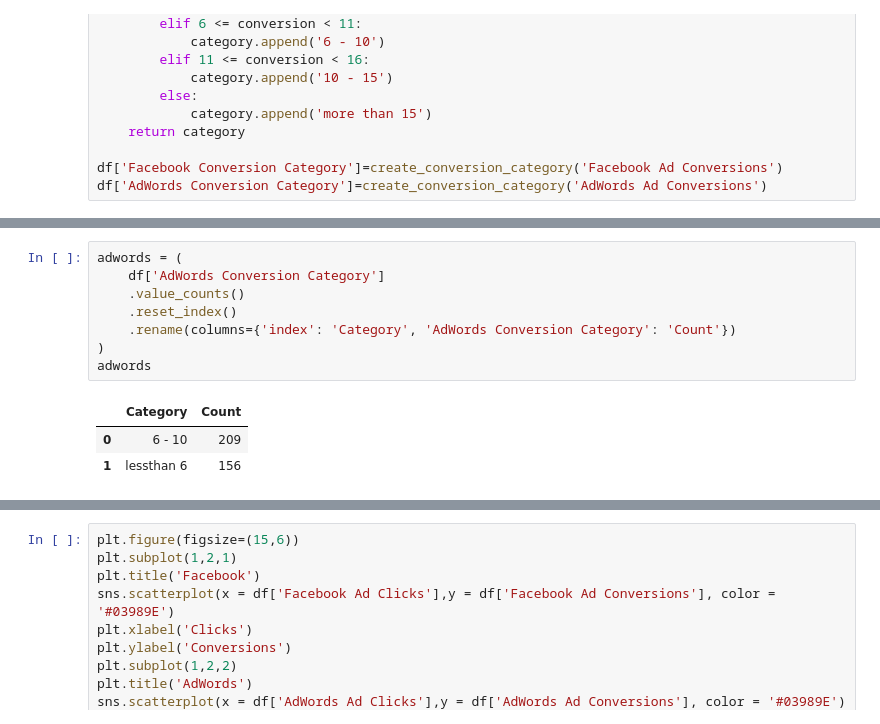
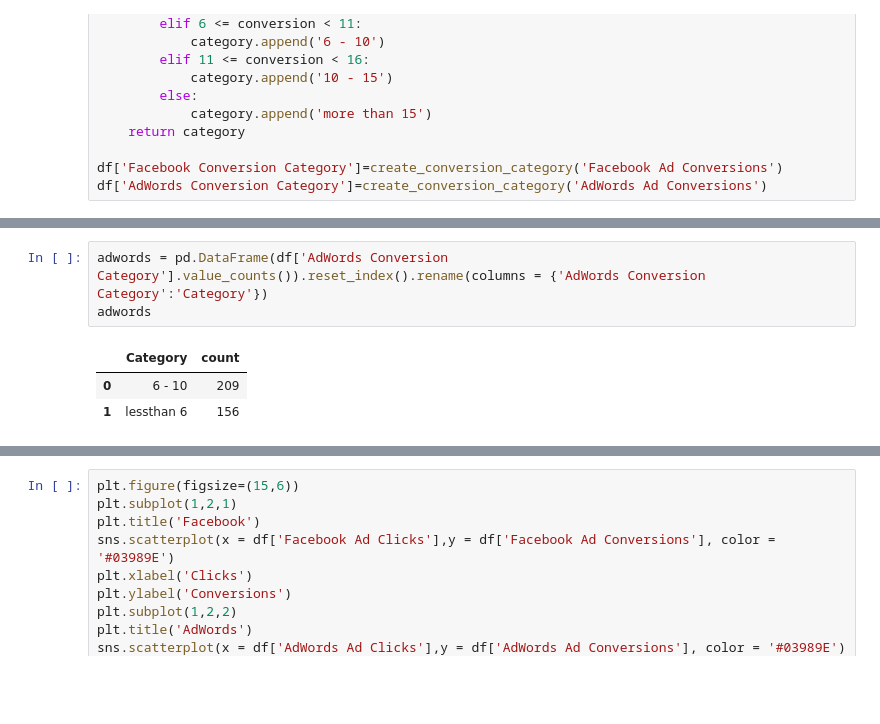
Before and after one commit to amisha3k/A-B-Testing-Marketing-Campaign-, a Jupyter notebook: B Testing analysis.ipynb, the cells around one changed output, grey strips where cells are left out. Saved outputs shown, nothing was run; the diff lists cells and outputs as text; blank space fills up the shorter version.

```diff
--- a/B Testing analysis.ipynb
+++ b/B Testing analysis.ipynb
@@ -144,13 +141,8 @@ Name: AdWords Conversion Category, dtype: int64
 # %%
-adwords = (
-    df['AdWords Conversion Category']
-    .value_counts()
-    .reset_index()
-    .rename(columns={'index': 'Category', 'AdWords Conversion Category': 'Count'})
-)
+adwords = pd.DataFrame(df['AdWords Conversion Category'].value_counts()).reset_index().rename(columns = {'AdWords Conversion Category':'Category'})
 adwords
 # %% [output]
-|  | Category | Count |
+|  | Category | count |
 | 0 | 6 - 10 | 209 |
 | 1 | lessthan 6 | 156 |
 # %%
```
Also changed, not shown: parts of 22 cells of this notebook.
